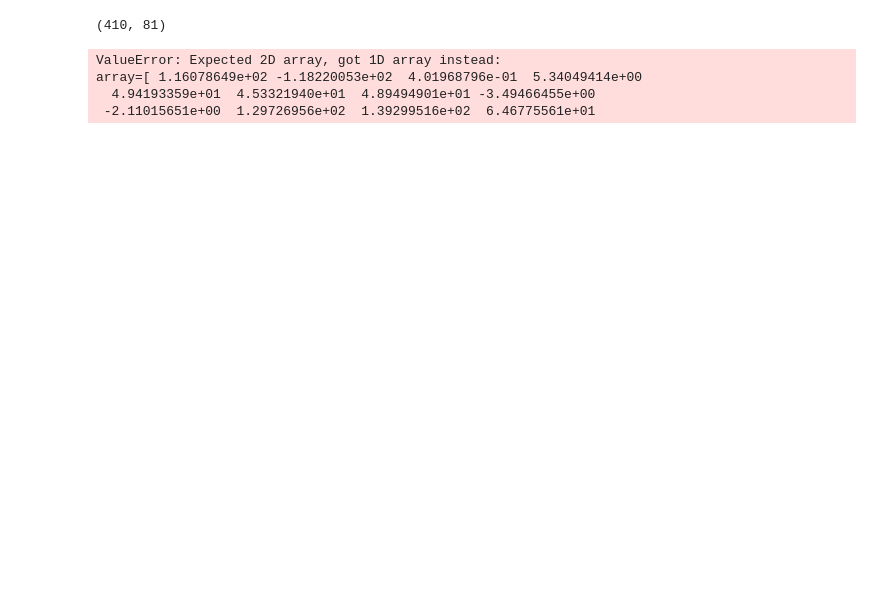
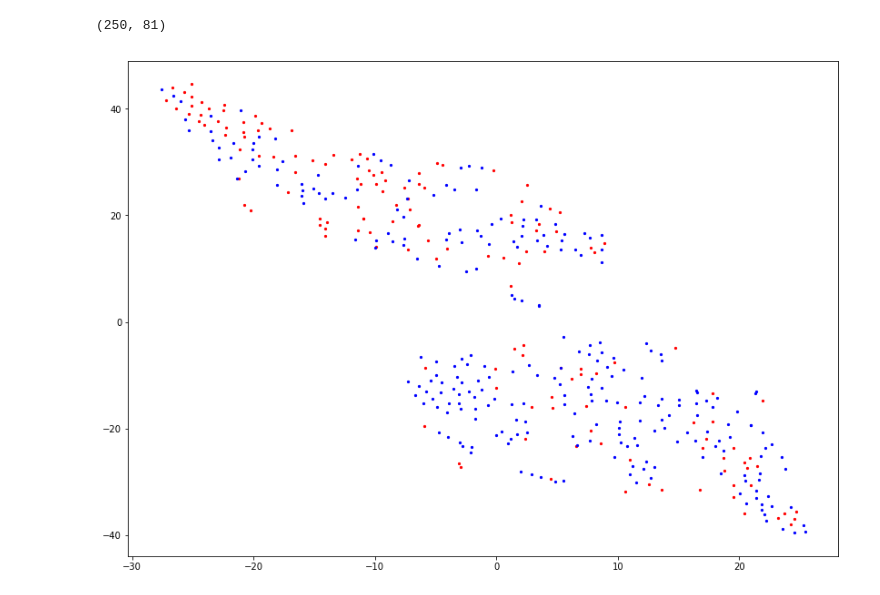
Before and after one commit to dcxSt/defective_pilot, a Jupyter notebook: clustering K means.ipynb, the cells around one changed output. Cells and saved outputs as stored; diff of their text form; code cells hidden in the pictures; blank space fills up the shorter version.

```diff
--- a/clustering K means.ipynb
+++ b/clustering K means.ipynb
@@ -1,36 +1,44 @@
 # %%
 from sklearn.cluster import KMeans
 import numpy as np
 from sklearn.manifold import TSNE
+import matplotlib.pyplot as plt
+import os
 
 X = np.load('data/data_lstm/x_feature_arima.npy')
-print(X.shape)
-X[0]
-
-kmeans = KMeans(n_clusters=1, random_state=0).fit(X)
-kmeans.labels_
-kmeans.cluster_centers_
-
-points = []
-
-for i in range(410):
-    a_point = kmeans.predict(X[i])
-#     a_point = array.reshape(a_point,(1,-1))
-    points.append(a_point)
+y = np.load('data/data_lstm/y_raw.npy')
+x_zeros = X[:250]
+x_ones = X[251:]
+print(x_zeros.shape)
 
 
+# kmeans = KMeans(n_clusters=1, random_state=0).fit(x_zeros)
+# kmeans.labels_
+# kmeans.cluster_centers_
+X_emb = TSNE(n_components = 2).fit_transform(X)
+# x_zeros_embedded = TSNE(n_components =2).fit_transform(x_zeros)
+# x_ones_embedded = TSNE(n_components=2).fit_transform(x_ones)
 
-points.shape
-# X_embedded = TSNE(n_components =2).fit_transform(points)
+X_emb_1 = X_emb[np.argwhere(y==1).reshape(np.argwhere(y==1).shape[0])]
+X_emb_0 = X_emb[np.argwhere(y==0).reshape(np.argwhere(y==0).shape[0])]
+
+def graph_embedding(X_emb_1, X_emb_0):
+    fig = plt.figure(figsize=(14,10))
+    ax = fig.add_subplot(1, 1, 1)
+    # ones are in red
+    ax.scatter(X_emb_1[:,0], X_emb_1[:,1], c='red', s=5)
+    # zeros are in blue
+    ax.scatter(X_emb_0[:,0], X_emb_0[:,1], c='blue', s=5)
+    plt.show()
+graph_embedding(X_emb_1, X_emb_0)
+
+
 # array([1, 1, 1, 0, 0, 0], dtype=int32)
 # >>> kmeans.predict([[0, 0], [12, 3]])
 # array([1, 0], dtype=int32)
 # >>> kmeans.cluster_centers_
 # array([[10.,  2.],
 #        [ 1.,  2.]])
 # %% [output]
-(410, 81)
+(250, 81)
-ValueError: Expected 2D array, got 1D array instead:
-array=[ 1.16078649e+02 -1.18220053e+02  4.01968796e-01  5.34049414e+00
-  4.94193359e+01  4.53321940e+01  4.89494901e+01 -3.49466455e+00
- -2.11015651e+00  1.29726956e+02  1.39299516e+02  6.46775561e+01
+[figure, added]
```
Also changed, not shown: 3 other files.
